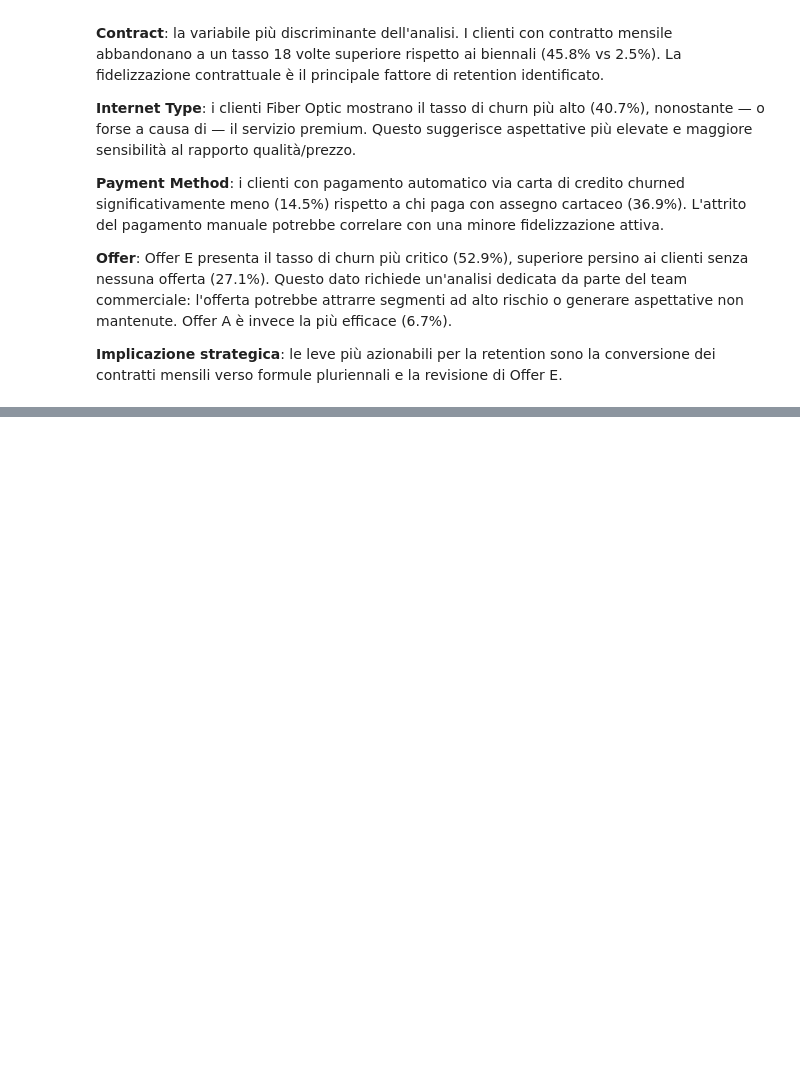
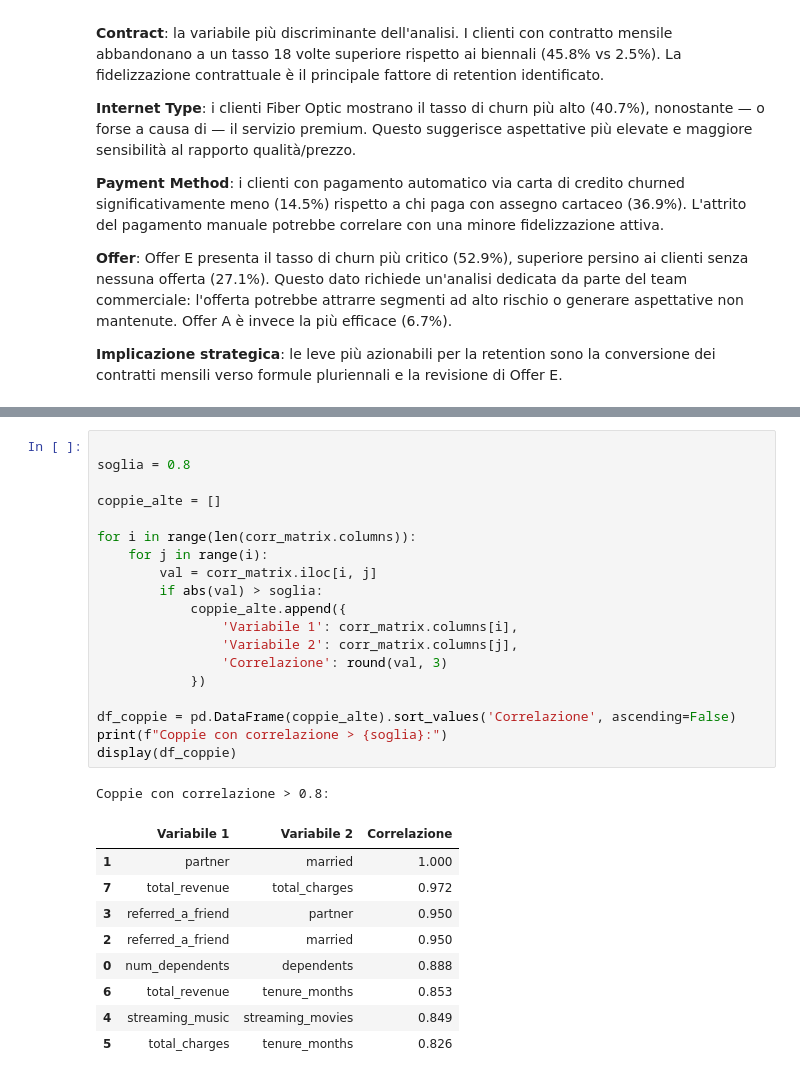
Before and after one commit to antoniohopee/telco-churn-ml, a Jupyter notebook: notebooks/02_exploratory_analysis.ipynb, the cells around one changed output, grey strips where cells are left out. Cells and saved outputs as stored; diff of their text form; blank space fills up the shorter version.

```diff
--- a/notebooks/02_exploratory_analysis.ipynb
+++ b/notebooks/02_exploratory_analysis.ipynb
@@ -151,0 +203,30 @@ conversione dei contratti mensili verso formule pluriennali e la revisione di Of
+# %%
+
+soglia = 0.8
+
+coppie_alte = []
+
+for i in range(len(corr_matrix.columns)):
+    for j in range(i):
+        val = corr_matrix.iloc[i, j]
+        if abs(val) > soglia:
+            coppie_alte.append({
+                'Variabile 1': corr_matrix.columns[i],
+                'Variabile 2': corr_matrix.columns[j],
+                'Correlazione': round(val, 3)
+            })
+
+df_coppie = pd.DataFrame(coppie_alte).sort_values('Correlazione', ascending=False)
+print(f"Coppie con correlazione > {soglia}:")
+display(df_coppie)
+# %% [output]
+Coppie con correlazione > 0.8:
+|  | Variabile 1 | Variabile 2 | Correlazione |
+| 1 | partner | married | 1.000 |
+| 7 | total_revenue | total_charges | 0.972 |
+| 3 | referred_a_friend | partner | 0.950 |
+| 2 | referred_a_friend | married | 0.950 |
+| 0 | num_dependents | dependents | 0.888 |
+| 6 | total_revenue | tenure_months | 0.853 |
+| 4 | streaming_music | streaming_movies | 0.849 |
+| 5 | total_charges | tenure_months | 0.826 |
```
Also changed, not shown: parts of 10 cells of this notebook.
